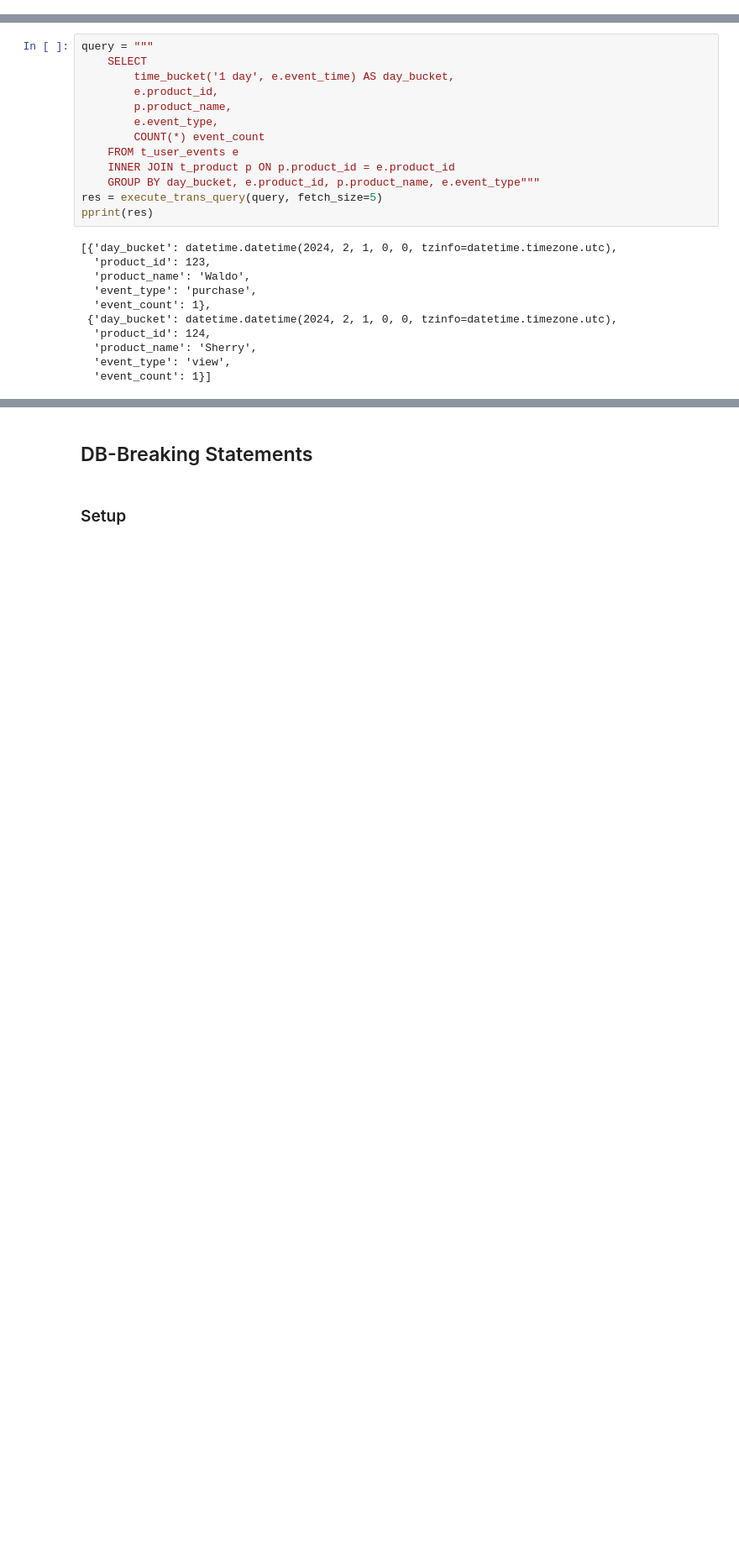
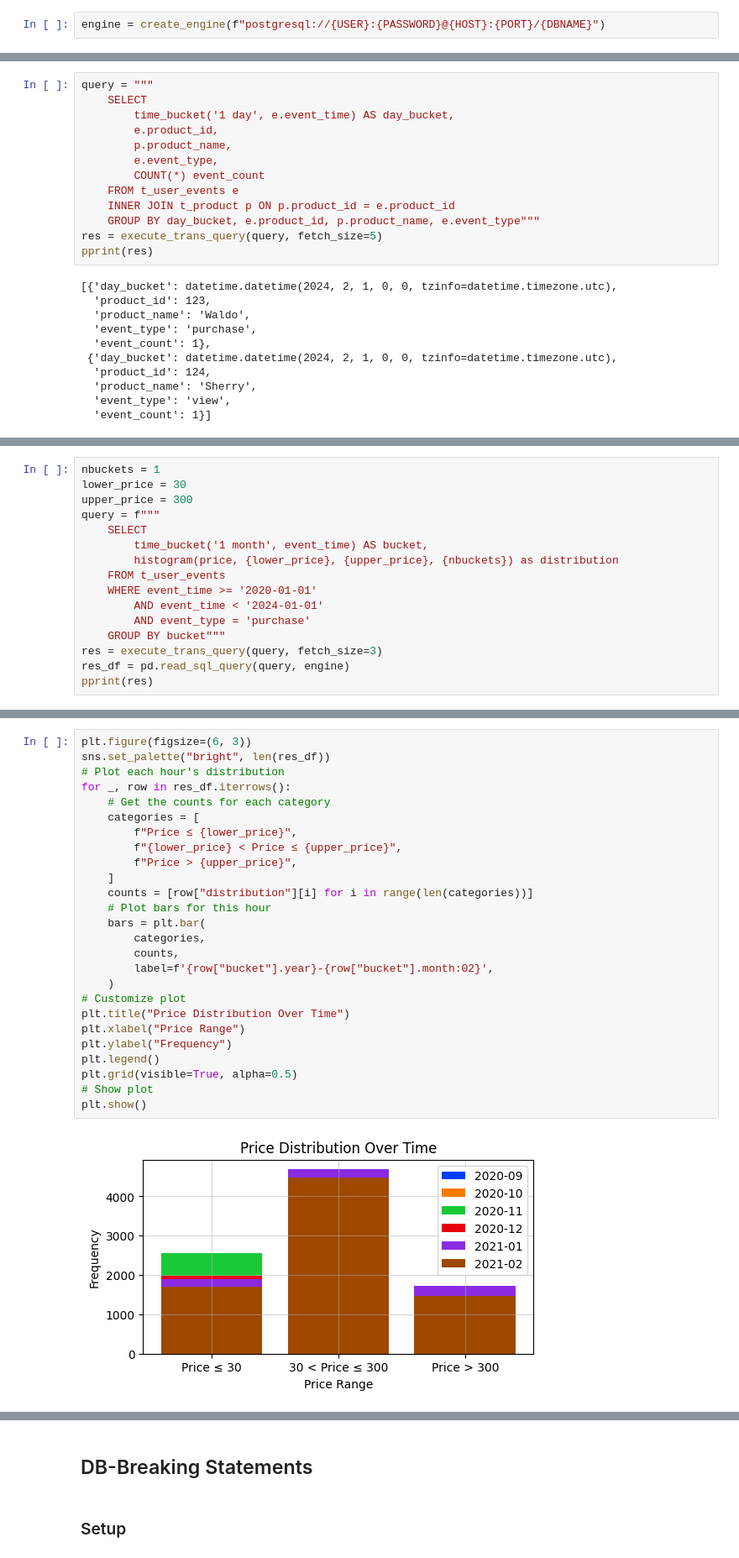
Before and after one commit to oceord/data-playground, a Jupyter notebook: src/timescaledb/manipulation.ipynb, the cells around one changed output, grey strips where cells are left out. Shown: that part at 84% size. Drawn from its saved outputs; the diff is of its cells as text; blank space fills up the shorter version.

```diff
--- a/src/timescaledb/manipulation.ipynb
+++ b/src/timescaledb/manipulation.ipynb
@@ -16,6 +21,8 @@ from ingestion import (
     ingest_data_files,
     reset_db_structures,
 )
+# %%
+engine = create_engine(f"postgresql://{USER}:{PASSWORD}@{HOST}:{PORT}/{DBNAME}")
 # %% [markdown]
 ## Reset DB Structures
 # %%
@@ -1078,0 +1224,16 @@ pprint(res)
+# %%
+nbuckets = 1
+lower_price = 30
+upper_price = 300
+query = f"""
+    SELECT
+        time_bucket('1 month', event_time) AS bucket,
+        histogram(price, {lower_price}, {upper_price}, {nbuckets}) as distribution
+    FROM t_user_events
+    WHERE event_time >= '2020-01-01'
+        AND event_time < '2024-01-01'
+        AND event_type = 'purchase'
+    GROUP BY bucket"""
+res = execute_trans_query(query, fetch_size=3)
+res_df = pd.read_sql_query(query, engine)
+pprint(res)
@@ -1078,0 +1247,28 @@ pprint(res)
+# %%
+plt.figure(figsize=(6, 3))
+sns.set_palette("bright", len(res_df))
+# Plot each hour's distribution
+for _, row in res_df.iterrows():
+    # Get the counts for each category
+    categories = [
+        f"Price ≤ {lower_price}",
+        f"{lower_price} < Price ≤ {upper_price}",
+        f"Price > {upper_price}",
+    ]
+    counts = [row["distribution"][i] for i in range(len(categories))]
+    # Plot bars for this hour
+    bars = plt.bar(
+        categories,
+        counts,
+        label=f'{row["bucket"].year}-{row["bucket"].month:02}',
+    )
+# Customize plot
+plt.title("Price Distribution Over Time")
+plt.xlabel("Price Range")
+plt.ylabel("Frequency")
+plt.legend()
+plt.grid(visible=True, alpha=0.5)
+# Show plot
+plt.show()
+# %% [output]
+[figure, added]
```
Also changed, not shown: parts of 45 cells of this notebook, 5 other files.
